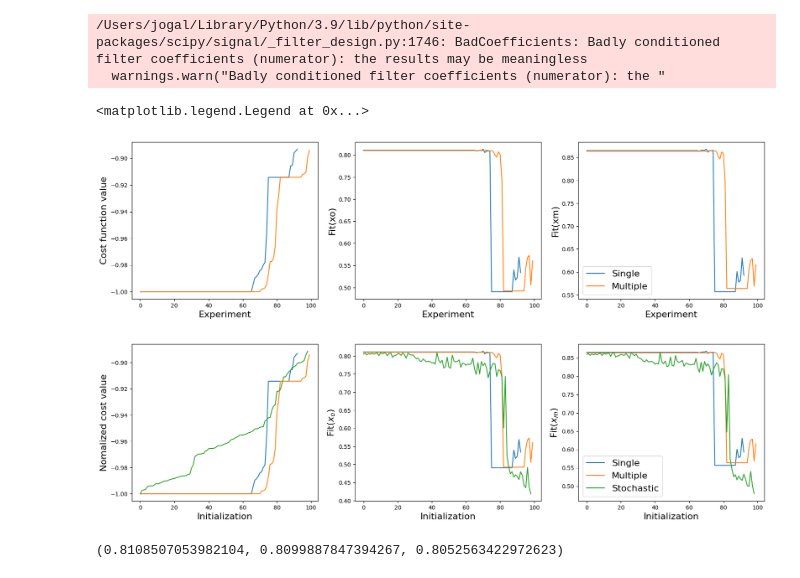
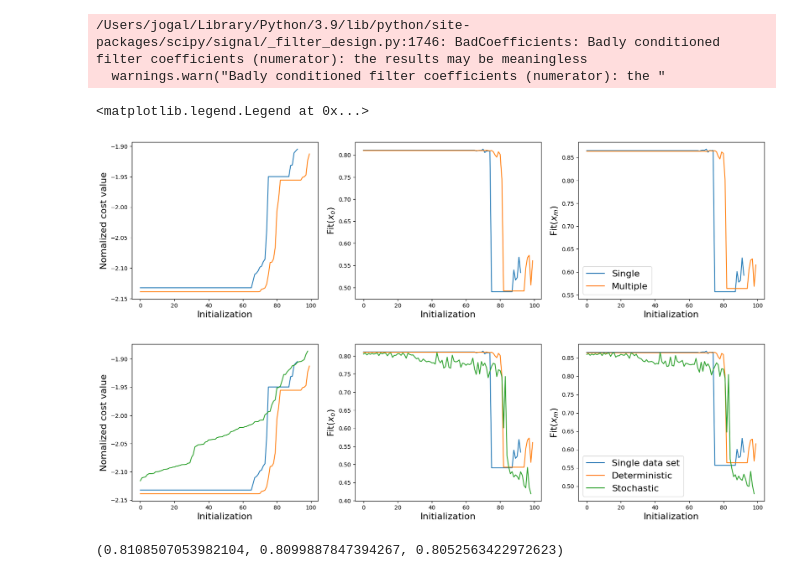
Before and after one commit to Jvictormata/MLE_DynNet, a Jupyter notebook: 000 - Analyzing Results - Network 3.ipynb, the cells around one changed output. Drawn from its saved outputs; the diff is of its cells as text; code cells hidden in the pictures.

```diff
--- a/000 - Analyzing Results - Network 3.ipynb
+++ b/000 - Analyzing Results - Network 3.ipynb
@@ -256,52 +256,52 @@ fit_xm_stoc_GD_Newton = np.array(fit_xm_stoc_GD_Newton)
 fig, ax = plt.subplots(1, 3)
 fig.set_size_inches(20,5)
 
-ax[0].plot(costs_opt_single_GD_Newton[best_i_single_GD_Newton][fit_xo_single_GD_Newton>-1]/np.abs(costs_opt_single_GD_Newton[best_i_single_GD_Newton][0]))
-ax[0].plot(costs_opt_multiple_GD_Newton[best_i_multiple_GD_Newton][fit_xo_multiple_GD_Newton>-1]/np.abs(costs_opt_multiple_GD_Newton[best_i_multiple_GD_Newton][0]))
-ax[0].set_xlabel("Experiment",fontsize=16)
-ax[0].set_ylabel("Cost function value",fontsize=16)
+ax[0].plot(costs_opt_single_GD_Newton[best_i_single_GD_Newton][fit_xo_single_GD_Newton>-1]/1000)#/np.abs(costs_opt_single_GD_Newton[best_i_single_GD_Newton][0]))
+ax[0].plot(costs_opt_multiple_GD_Newton[best_i_multiple_GD_Newton][fit_xo_multiple_GD_Newton>-1]/1000)#/np.abs(costs_opt_multiple_GD_Newton[best_i_multiple_GD_Newton][0]))
+ax[0].set_xlabel("Initialization",fontsize=16)
+ax[0].set_ylabel("Nomalized cost value",fontsize=16)
 
 ax[1].plot(fit_xo_single_GD_Newton[fit_xo_single_GD_Newton>-1])
 ax[1].plot(fit_xo_multiple_GD_Newton[fit_xo_multiple_GD_Newton>-1])
-ax[1].set_xlabel("Experiment",fontsize=16)
-ax[1].set_ylabel("Fit(xo)",fontsize=16)
+ax[1].set_xlabel("Initialization",fontsize=16)
+ax[1].set_ylabel("Fit($x_o$)",fontsize=16)
 
 ax[2].plot(fit_xm_single_GD_Newton[fit_xo_single_GD_Newton>-1])
 ax[2].plot(fit_xm_multiple_GD_Newton[fit_xo_multiple_GD_Newton>-1])
-ax[2].set_xlabel("Experiment",fontsize=16)
-ax[2].set_ylabel("Fit(xm)",fontsize=16)
+ax[2].set_xlabel("Initialization",fontsize=16)
+ax[2].set_ylabel("Fit($x_m$)",fontsize=16)
 plt.legend(['Single','Multiple'],fontsize=16)
 
-#plt.savefig("cost_fit.pdf")
+#plt.savefig("cost_fit_single_multiple2.pdf")
 # %% [output]
 <matplotlib.legend.Legend at 0x...>
-[figure, old version]
+[figure, new version]
 # %%
 fig, ax = plt.subplots(1, 3)
 fig.set_size_inches(20,5)
 
-ax[0].plot(costs_opt_single_GD_Newton[best_i_single_GD_Newton][fit_xo_single_GD_Newton>-1]/np.abs(costs_opt_single_GD_Newton[best_i_single_GD_Newton][0]))
-ax[0].plot(costs_opt_multiple_GD_Newton[best_i_multiple_GD_Newton][fit_xo_multiple_GD_Newton>-1]/np.abs(costs_opt_multiple_GD_Newton[best_i_multiple_GD_Newton][0]))
-ax[0].plot(costs_opt_stoc_GD_Newton[best_i_stoc_GD_Newton][fit_xo_stoc_GD_Newton>-1]/np.abs(costs_opt_stoc_GD_Newton[best_i_stoc_GD_Newton][0]))
+ax[0].plot(costs_opt_single_GD_Newton[best_i_single_GD_Newton][fit_xo_single_GD_Newton>-1]/1000)#/np.abs(costs_opt_single_GD_Newton[best_i_single_GD_Newton][0]))
+ax[0].plot(costs_opt_multiple_GD_Newton[best_i_multiple_GD_Newton][fit_xo_multiple_GD_Newton>-1]/1000)#/np.abs(costs_opt_multiple_GD_Newton[best_i_multiple_GD_Newton][0]))
+ax[0].plot(costs_opt_stoc_GD_Newton[best_i_stoc_GD_Newton][fit_xo_stoc_GD_Newton>-1]/1000)#/np.abs(costs_opt_stoc_GD_Newton[best_i_stoc_GD_Newton][0]))
 ax[0].set_xlabel("Initialization",fontsize=16)
 ax[0].set_ylabel("Nomalized cost value",fontsize=16)
 
 ax[1].plot(fit_xo_single_GD_Newton[fit_xo_single_GD_Newton>-1])
 ax[1].plot(fit_xo_multiple_GD_Newton[fit_xo_multiple_GD_Newton>-1])
 ax[1].plot(fit_xo_stoc_GD_Newton[fit_xo_stoc_GD_Newton>-1])
 ax[1].set_xlabel("Initialization",fontsize=16)
 ax[1].set_ylabel("Fit($x_o$)",fontsize=16)
 
 ax[2].plot(fit_xm_single_GD_Newton[fit_xo_single_GD_Newton>-1])
 ax[2].plot(fit_xm_multiple_GD_Newton[fit_xo_multiple_GD_Newton>-1])
 ax[2].plot(fit_xm_stoc_GD_Newton[fit_xo_stoc_GD_Newton>-1])
 ax[2].set_xlabel("Initialization",fontsize=16)
 ax[2].set_ylabel("Fit($x_m$)",fontsize=16)
-plt.legend(['Single','Multiple','Stochastic'],fontsize=16)
+plt.legend(['Single data set','Deterministic','Stochastic'],fontsize=16)
 
 plt.savefig("cost_fit_single_multiple.pdf")
 # %% [output]
-[figure, old version]
+[figure, new version]
 # %%
 fit_xo_single_GD_Newton[0],fit_xo_multiple_GD_Newton[0],fit_xo_stoc_GD_Newton[0]
 # %% [output]
```
Also changed, not shown: parts of 1 cell of this notebook, 11 other files.
